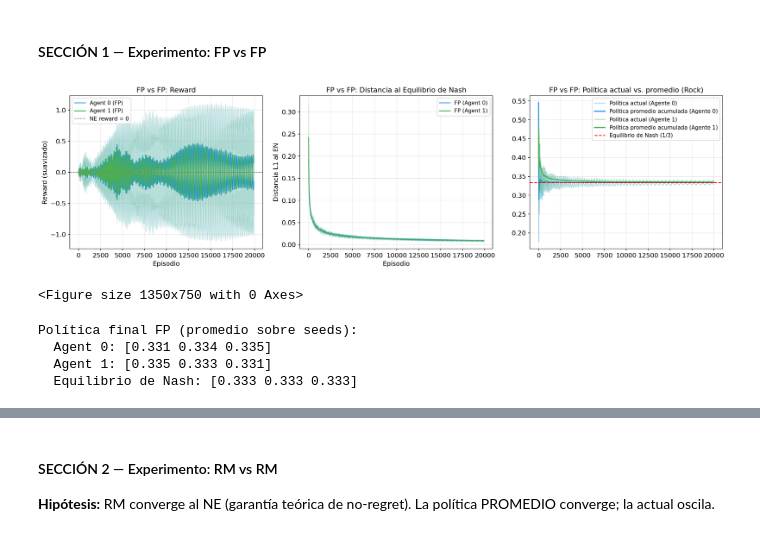
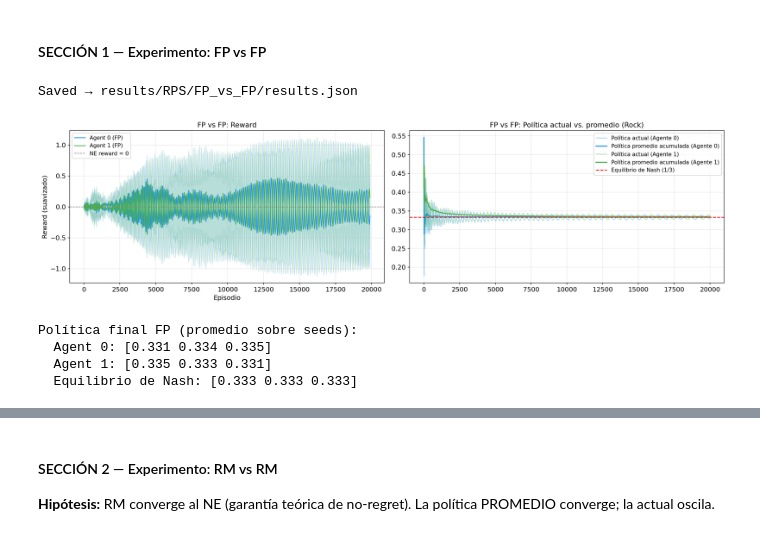
Before and after one commit to mmussio85/simultaneous-games, a Jupyter notebook: RPS.ipynb, the cells around one changed output, grey strips where cells are left out. Drawn from its saved outputs; the diff is of its cells as text; code cells hidden in the pictures.

```diff
--- a/RPS.ipynb
+++ b/RPS.ipynb
@@ -136,52 +136,46 @@ rewards_fp, pol0_fp, pol1_fp = run_experiment(
 
 save_results('RPS', 'FP_vs_FP', rewards_fp, pol0_fp, pol1_fp,
              ne=NE_RPS.tolist(), hyperparams={'n_episodes': N_EPISODES})
 
-fig, axes = plt.subplots(1, 3, figsize=(18, 5))
+
+show_distance_ne=False
+
+fig, axes = plt.subplots(1, 2, figsize=(18, 5))
 
 plot_with_ci(rewards_fp[:, :, 0], 'Agent 0 (FP)', COLORS['FP'], ax=axes[0])
 plot_with_ci(rewards_fp[:, :, 1], 'Agent 1 (FP)', COLORS['RM'], ax=axes[0])
 axes[0].axhline(0, ls='--', c='gray', lw=1, label='NE reward = 0')
 axes[0].set_xlabel('Episodio'); axes[0].set_ylabel('Reward (suavizado)')
 axes[0].set_title('FP vs FP: Reward'); axes[0].legend()
 
-# Gráfica 1b: Distancia al Equilibrio de Nash
-d_fp0 = dist_to_ne(pol0_fp, NE_RPS)
-d_fp1 = dist_to_ne(pol1_fp, NE_RPS)
-plot_with_ci(d_fp0, 'FP (Agent 0)', COLORS['FP'], ax=axes[1])
-plot_with_ci(d_fp1, 'FP (Agent 1)', COLORS['RM'], ax=axes[1])
-axes[1].set_xlabel('Episodio'); axes[1].set_ylabel('Distancia L1 al EN')
-axes[1].set_title('FP vs FP: Distancia al Equilibrio de Nash'); axes[1].legend()
-
-
+index = 2 if show_distance_ne else 1
 
 # Política actual vs. promedio (seed 0, acción Rock)
 pol_curr = pol0_fp[0, :, 0]                     # política actual, acción Rock, seed 0
 pol_avg  = np.cumsum(pol0_fp[0, :, 0]) / (np.arange(N_EPISODES) + 1)  # promedio acumulado
-axes[2].plot(pol_curr, alpha=0.4, color=COLORS['FP'], label='Política actual (Agente 0)')
-axes[2].plot(pol_avg,  color=COLORS['FP'], lw=2, label='Política promedio acumulada (Agente 0)')
+axes[index].plot(pol_curr, alpha=0.4, color=COLORS['FP'], label='Política actual (Agente 0)')
+axes[index].plot(pol_avg,  color=COLORS['FP'], lw=2, label='Política promedio acumulada (Agente 0)')
 
 pol1_curr = pol1_fp[0, :, 0]                     # política actual, acción Rock, seed 0
 pol1_avg  = np.cumsum(pol1_fp[0, :, 0]) / (np.arange(N_EPISODES) + 1)  # promedio acumulado
-axes[2].plot(pol1_curr, alpha=0.4, color=COLORS['RM'], label='Política actual (Agente 1)')
-axes[2].plot(pol1_avg,  color=COLORS['RM'], lw=2, label='Política promedio acumulada (Agente 1)')
+axes[index].plot(pol1_curr, alpha=0.4, color=COLORS['RM'], label='Política actual (Agente 1)')
+axes[index].plot(pol1_avg,  color=COLORS['RM'], lw=2, label='Política promedio acumulada (Agente 1)')
 
-axes[2].axhline(1/3, ls='--', c='red', label='Equilibrio de Nash (1/3)')
-axes[2].set_title('FP vs FP: Política actual vs. promedio (Rock)'); axes[2].legend()
-plt.tight_layout(); plt.savefig('figures/RPS/rm_vs_rm.png', dpi=150); plt.show()
+axes[index].axhline(1/3, ls='--', c='red', label='Equilibrio de Nash (1/3)')
+axes[index].set_title('FP vs FP: Política actual vs. promedio (Rock)'); axes[index].legend()
 
 plt.tight_layout()
 plt.savefig('figures/RPS/fp_vs_fp.png', dpi=150)
 plt.show()
 
 # Política final
 print("Política final FP (promedio sobre seeds):")
 print(f"  Agent 0: {pol0_fp[:, -100:, :].mean(axis=(0,1)).round(3)}")
 print(f"  Agent 1: {pol1_fp[:, -100:, :].mean(axis=(0,1)).round(3)}")
 print(f"  Equilibrio de Nash: {NE_RPS.round(3)}")
 # %% [output]
+Saved → results/RPS/FP_vs_FP/results.json
-[figure, old version]
+[figure, new version]
-<Figure size 1350x750 with 0 Axes>
 Política final FP (promedio sobre seeds):
   Agent 0: [0.331 0.334 0.335]
   Agent 1: [0.335 0.333 0.331]
```
Also changed, not shown: parts of 24 cells of this notebook, 5 other files.
